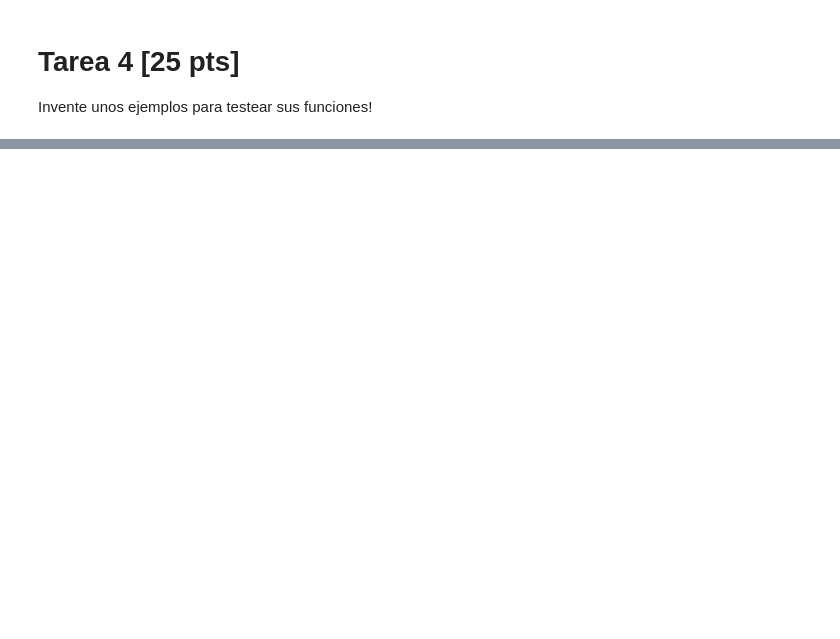
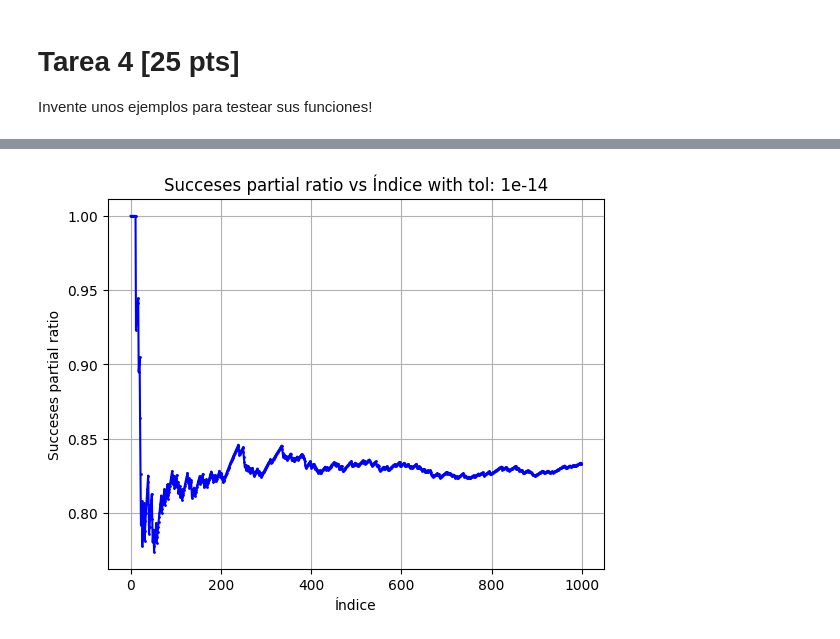
Before and after one commit to Darkrayyss/Tarea-1-Numerical-Analysis-II, a Jupyter notebook: Entregable_Informe1_Diego_Astaburuaga .ipynb, the cells around one changed output, grey strips where cells are left out. Drawn from its saved outputs; the diff is of its cells as text; code cells hidden in the pictures; blank space fills up the shorter version.

```diff
--- a/Entregable_Informe1_Diego_Astaburuaga .ipynb
+++ b/Entregable_Informe1_Diego_Astaburuaga .ipynb
@@ -161,0 +273,26 @@ Invente unos ejemplos para testear sus funciones!
+# %%
+k = 1000 # intentos
+tol = 1e-14
+Victory = 0
+Defeat = 0
+errores = []
+partial_ratio = []
+
+for i in range(k):
+    m = np.random.randint(1, 201)
+    n = np.random.randint(1, m+1) # m>=n
+    A = np.random.rand(m, n)
+    b = np.random.rand(m)
+
+    minbySVD = np.linalg.lstsq(A, b, rcond=None)[0] # Valor de comparación de una función ya probada y documentada de numpy
+    diff = np.linalg.norm(minbySVD - minquad(A, b), ord=2)
+    errores.append(diff)
+
+    # Low error implies the same solution
+    if diff < tol:
+        Victory +=1
+    else:
+        Defeat +=1
+    partial_ratio.append(Victory/(i+1))
+print(f"The result is:\n\t- Victory: {Victory}\n\t- Defeat: {Defeat}")
+print(f"The function work with similar results in the {Victory/k *100}% of the cases, in comparation with np.linalg.lstsq with a tol: {tol}")
@@ -161,0 +321,12 @@ Invente unos ejemplos para testear sus funciones!
+# %%
+indices = np.arange(len(partial_ratio))
+plt.plot(indices, partial_ratio, marker='o', linestyle='-', color='blue', markersize=1)
+plt.xlabel('Índice')
+plt.ylabel('Succeses partial ratio')
+plt.title(f'Succeses partial ratio vs Índice with tol: {tol}')
+plt.grid(True)
+
+# Mostrar el gráfico
+plt.show()
+# %% [output]
+[figure, added]
```
Also changed, not shown: parts of 16 cells of this notebook.
